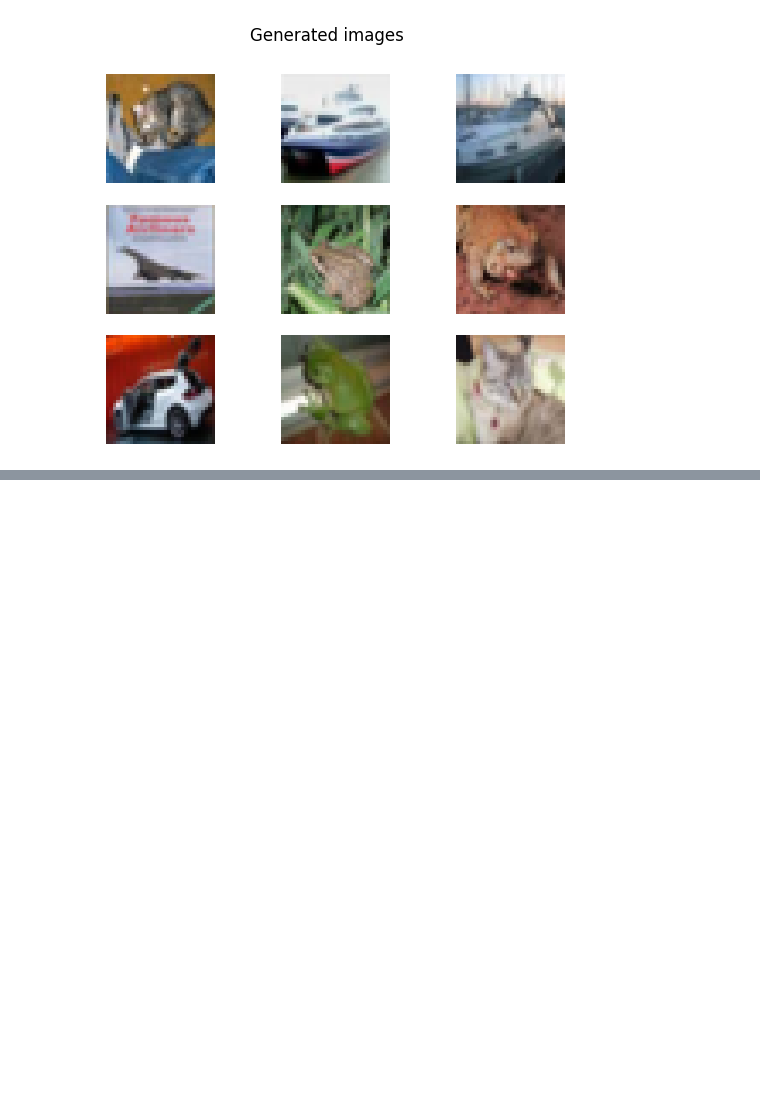
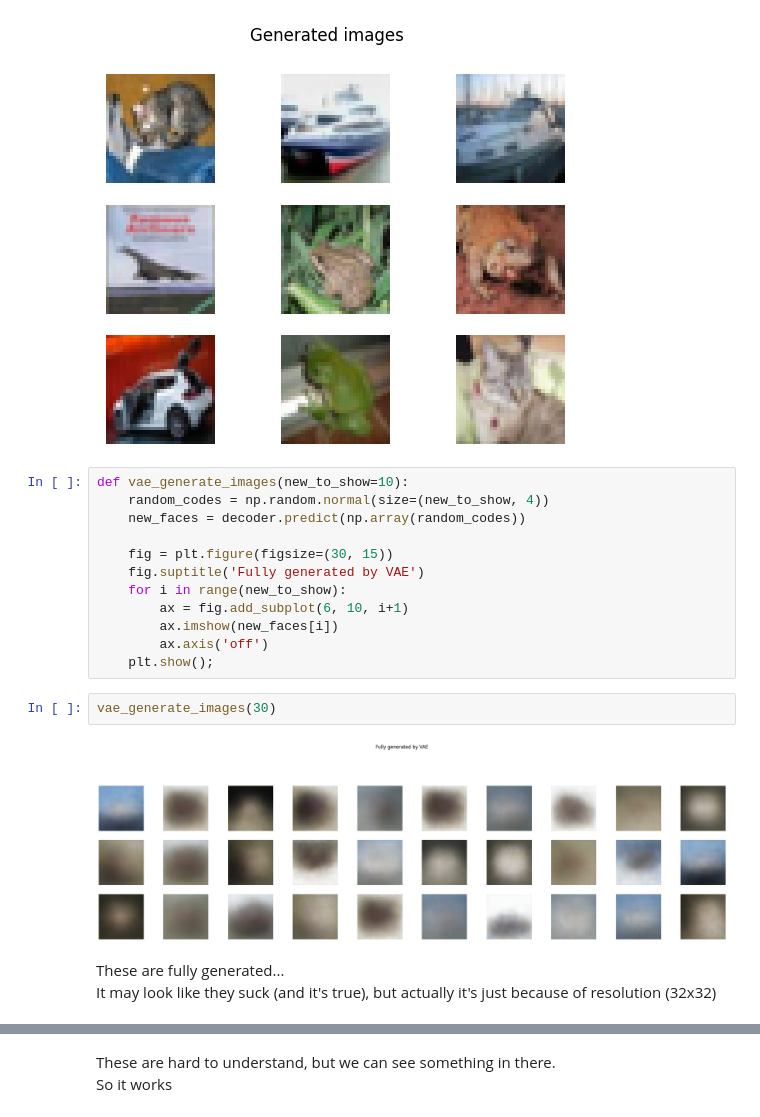
Before and after one commit to Venchislav/Neural-Networks, a Jupyter notebook: CIFAR10_VAE.ipynb, the cells around one changed output, grey strips where cells are left out. Cells and saved outputs as stored; diff of their text form; blank space fills up the shorter version.

```diff
--- a/CIFAR10_VAE.ipynb
+++ b/CIFAR10_VAE.ipynb
@@ -163,9 +163,31 @@ for i in range(9):
   plt.imshow(generated_ones[i])
 # %% [output]
 [figure]
+# %%
+def vae_generate_images(new_to_show=10):
+    random_codes = np.random.normal(size=(new_to_show, 4))
+    new_faces = decoder.predict(np.array(random_codes))
+
+    fig = plt.figure(figsize=(30, 15))
+    fig.suptitle('Fully generated by VAE')
+    for i in range(new_to_show):
+        ax = fig.add_subplot(6, 10, i+1)
+        ax.imshow(new_faces[i])
+        ax.axis('off')
+    plt.show();
+# %%
+vae_generate_images(30)
+# %% [output]
+[figure, added]
+# %% [markdown]
+These are fully generated...<br>
+It may look like they suck (and it's true), but actually it's just because of resolution (32x32)
 # %% [markdown]
 <img src='https://media.tenor.com/98_jaJe6BRMAAAAi/sad-apple.gif'>
 <img src='https://media.tenor.com/98_jaJe6BRMAAAAi/sad-apple.gif'>
 <img src='https://media.tenor.com/98_jaJe6BRMAAAAi/sad-apple.gif'>
 <img src='https://media.tenor.com/98_jaJe6BRMAAAAi/sad-apple.gif'>
 <img src='https://media.tenor.com/98_jaJe6BRMAAAAi/sad-apple.gif'>
+# %% [markdown]
+These are hard to understand, but we can see something in there.<br>
+So it works
```
Also changed, not shown: parts of 6 cells of this notebook.
